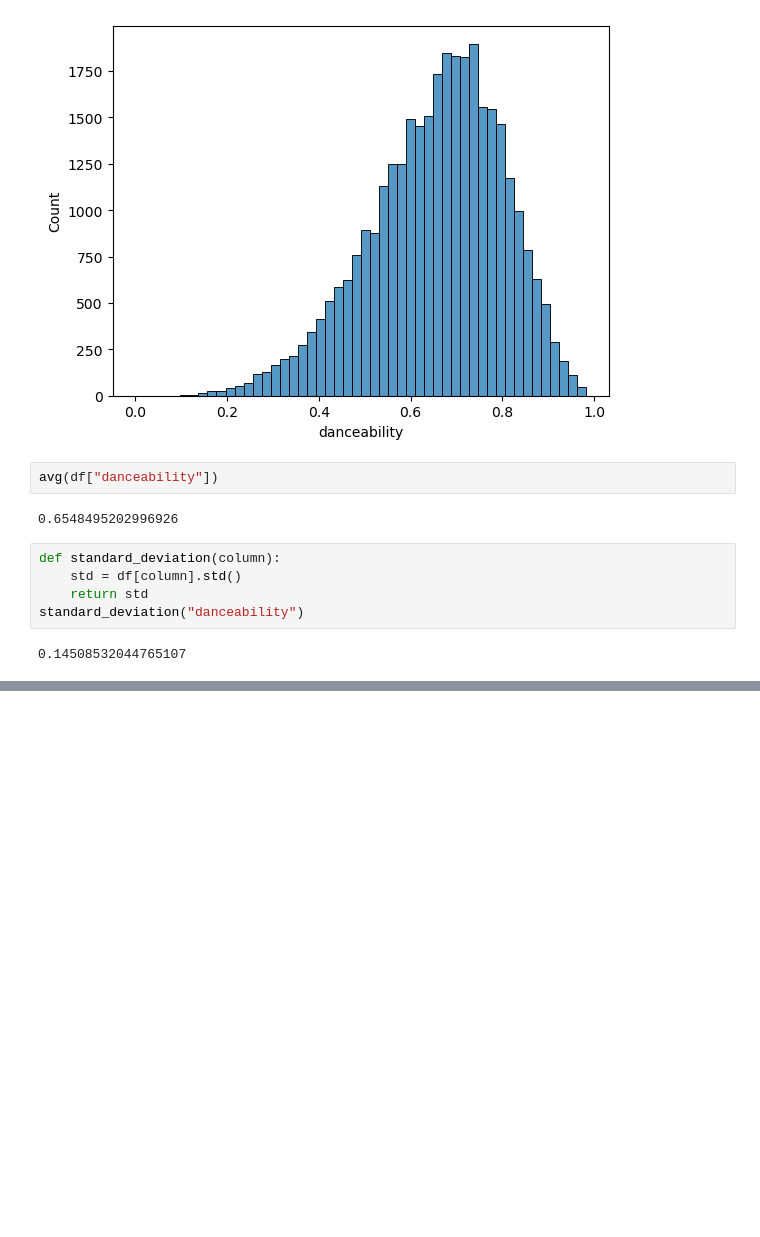
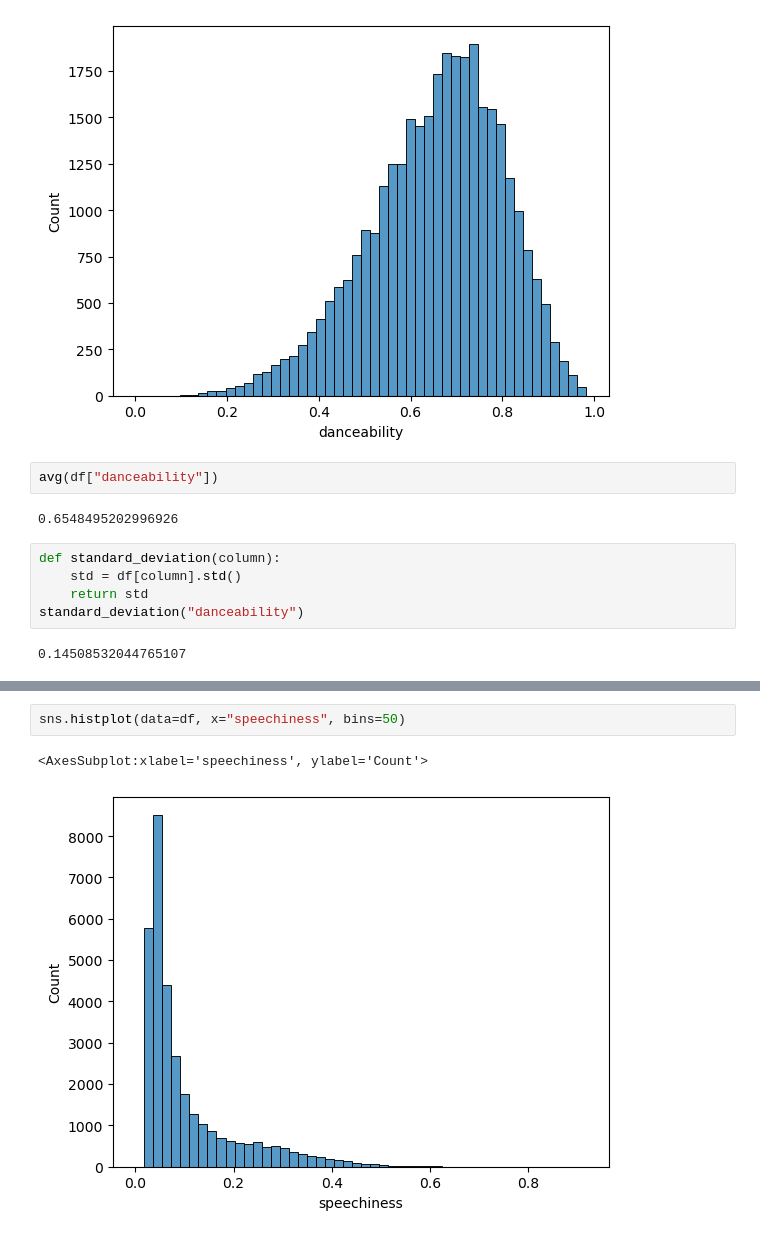
Before and after one commit to Endver/AI-at-CCIC, a Jupyter notebook: Simester 1/Spotify/MoreSpotify.ipynb, the cells around one changed output, grey strips where cells are left out. Drawn from its saved outputs; the diff is of its cells as text; blank space fills up the shorter version.

```diff
--- a/Simester 1/Spotify/MoreSpotify.ipynb
+++ b/Simester 1/Spotify/MoreSpotify.ipynb
@@ -158,0 +159,5 @@ df[df["track_name"] == "Dance Monkey"]
+# %%
+sns.histplot(data=df, x="speechiness", bins=50)
+# %% [output]
+<AxesSubplot:xlabel='speechiness', ylabel='Count'>
+[figure, added]
```
Also changed, not shown: parts of 20 cells of this notebook.
